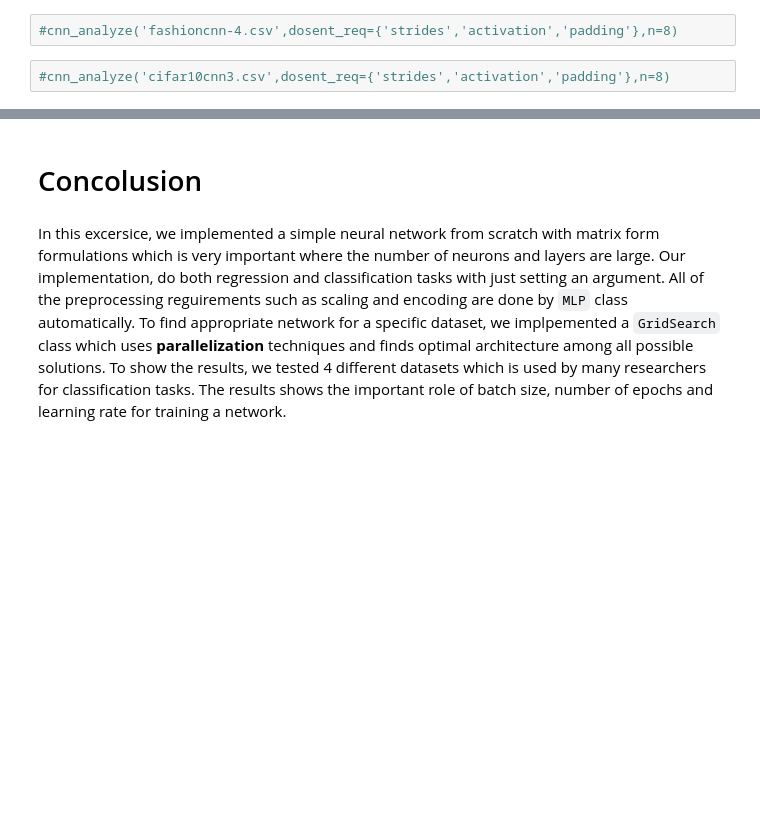
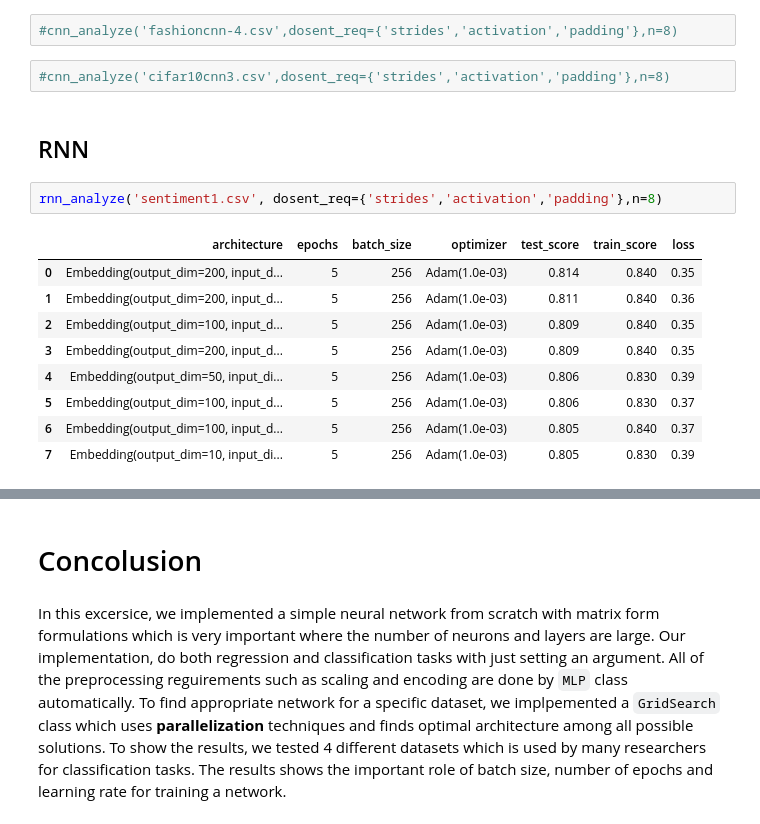
Before and after one commit to alirezaafzalaghaei/neural-netwroks-from-scratch, a Jupyter notebook: module/examples/Report.ipynb, the cells around one changed output, grey strips where cells are left out. Cells and saved outputs as stored; diff of their text form; blank space fills up the shorter version.

Commit message:
added sentiment results

```diff
--- a/module/examples/Report.ipynb
+++ b/module/examples/Report.ipynb
@@ -319,3 +323,17 @@ pd.set_option('display.max_colwidth', -1)
 #cnn_analyze('fashioncnn-4.csv',dosent_req={'strides','activation','padding'},n=8)
 # %%
 #cnn_analyze('cifar10cnn3.csv',dosent_req={'strides','activation','padding'},n=8)
+# %% [markdown]
+## RNN
+# %%
+rnn_analyze('sentiment1.csv', dosent_req={'strides','activation','padding'},n=8)
+# %% [output]
+|  | architecture | epochs | batch_size | optimizer | test_score | train_score | loss |
+| 0 | Embedding(output_dim=200, input_d... | 5 | 256 | Adam(1.0e-03) | 0.814 | 0.840 | 0.35 |
+| 1 | Embedding(output_dim=200, input_d... | 5 | 256 | Adam(1.0e-03) | 0.811 | 0.840 | 0.36 |
+| 2 | Embedding(output_dim=100, input_d... | 5 | 256 | Adam(1.0e-03) | 0.809 | 0.840 | 0.35 |
+| 3 | Embedding(output_dim=200, input_d... | 5 | 256 | Adam(1.0e-03) | 0.809 | 0.840 | 0.35 |
+| 4 | Embedding(output_dim=50, input_di... | 5 | 256 | Adam(1.0e-03) | 0.806 | 0.830 | 0.39 |
+| 5 | Embedding(output_dim=100, input_d... | 5 | 256 | Adam(1.0e-03) | 0.806 | 0.830 | 0.37 |
+| 6 | Embedding(output_dim=100, input_d... | 5 | 256 | Adam(1.0e-03) | 0.805 | 0.840 | 0.37 |
+| 7 | Embedding(output_dim=10, input_di... | 5 | 256 | Adam(1.0e-03) | 0.805 | 0.830 | 0.39 |
```
Also changed, not shown: parts of 3 cells of this notebook, 4 other files.
